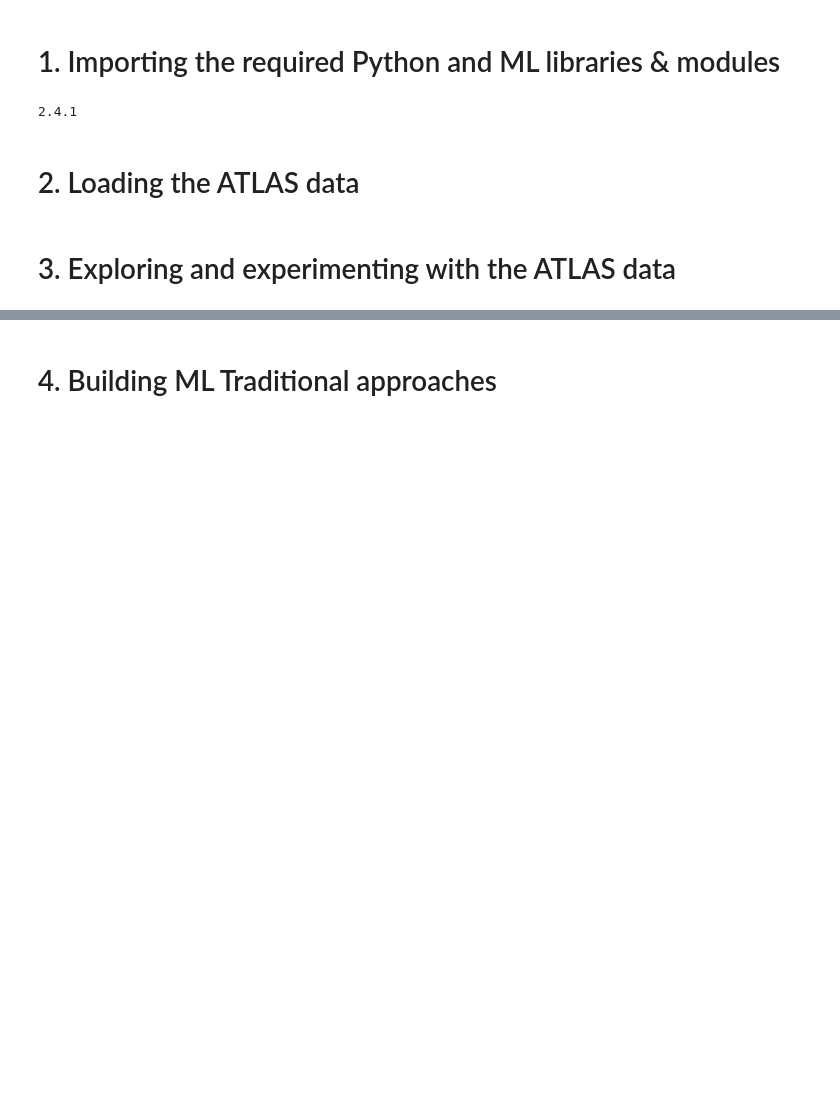
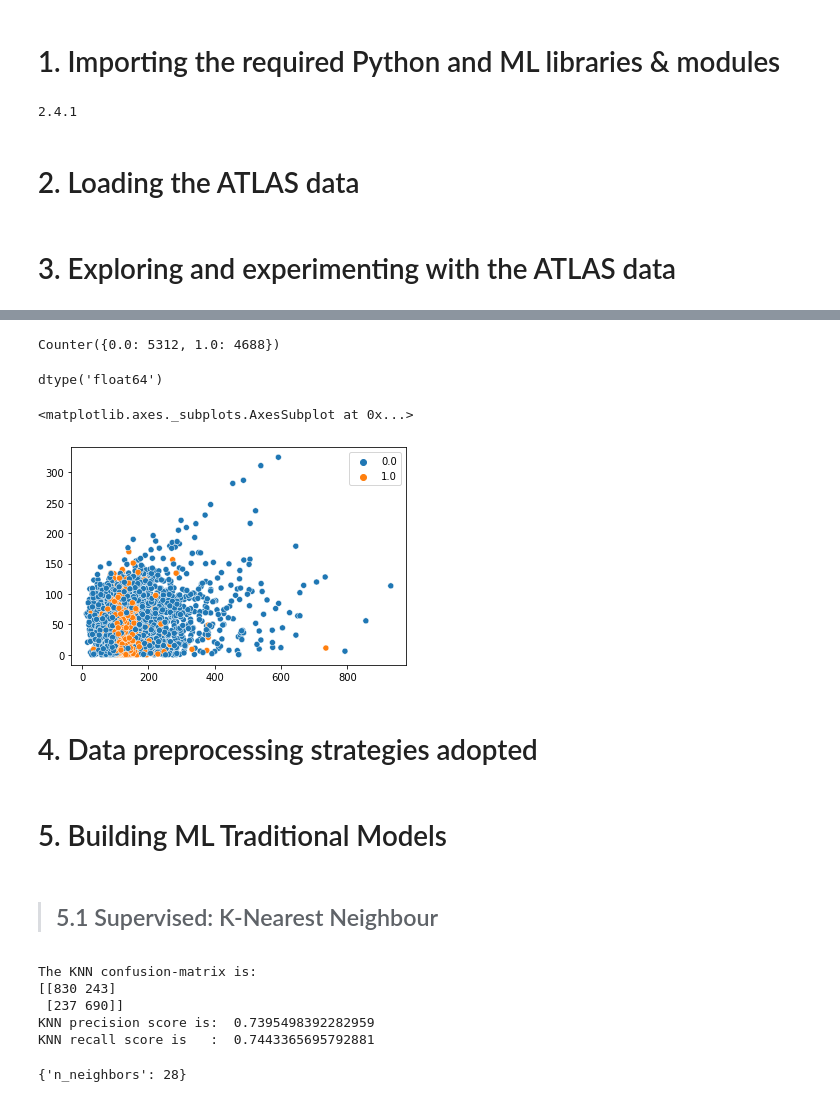
Before and after one commit to tm28823289/CSMML16_ML-traditional-deep-neural-model-comparison, a Jupyter notebook: CSMML16_ML_traditional_&_deep_neural_model_comparison.ipynb, the cells around one changed output, grey strips where cells are left out. Drawn from its saved outputs; the diff is of its cells as text; code cells hidden in the pictures; blank space fills up the shorter version.

```diff
--- a/CSMML16_ML_traditional_&_deep_neural_model_comparison.ipynb
+++ b/CSMML16_ML_traditional_&_deep_neural_model_comparison.ipynb
@@ -43,2 +42,10 @@ atlas_data = pd.read_csv("ATLAS-data.csv", header=None)
+# %%
+# loading the data in Pandas DataFrame
+atlasLabels = pd.read_csv("ATLAS-labels.csv", header=None)
+atlasData = pd.read_csv("ATLAS-data.csv", header=None)
+
+# Also loading the data in NumPy Array
+atlas_data = np.loadtxt("ATLAS-data.csv",delimiter=",")
+atlas_labels = np.loadtxt("ATLAS-labels.csv",delimiter=",")
 # %% [markdown]
 # 3. Exploring and experimenting with the ATLAS data
@@ -44,0 +66,18 @@ atlas_data = pd.read_csv("ATLAS-data.csv", header=None)
+# %%
+# checking the class imbalance
+collections.Counter(atlas_labels)
+# %% [output]
+Counter({0.0: 5312, 1.0: 4688})
+# %%
+# checking for any datatype discrepencies
+atlas_data.dtype
+# %% [output]
+dtype('float64')
+# %%
+# plotting a scatter plot to see how the classes are distributed
+sns.scatterplot(x=atlas_data[:,0], y=atlas_data[:,1], hue=atlas_labels )
+# %% [output]
+<matplotlib.axes._subplots.AxesSubplot at 0x...>
+[figure, added]
+# %% [markdown]
+# 4. Data preprocessing strategies adopted
@@ -45,2 +94,4 @@ atlas_data = pd.read_csv("ATLAS-data.csv", header=None)
 # %% [markdown]
-# 4. Building ML Traditional approaches
+# 5. Building ML Traditional Models
+# %% [markdown]
+> ## 5.1 Supervised: K-Nearest Neighbour
@@ -46,0 +114,23 @@ atlas_data = pd.read_csv("ATLAS-data.csv", header=None)
+# %%
+# creating confusion matrix for KNN model
+cmKNN = sklearn.metrics.confusion_matrix(knn_test_labels,knn_model.predict(knn_test_values))
+tnKNN, fpKNN, fnKNN, tpKNN = cmKNN.ravel()
+precisionKNN = tpKNN / (tpKNN + fpKNN)
+recallKNN = tpKNN / (tpKNN + fnKNN)
+print("The KNN confusion-matrix is: ")
+print(cmKNN)
+print("KNN precision score is: ",precisionKNN,"\nKNN recall score is   : ", recallKNN)
+# %% [output]
+The KNN confusion-matrix is:
+[[830 243]
+ [237 690]]
+KNN precision score is:  0.7395498392282959
+KNN recall score is   :  0.7443365695792881
+# %%
+# Perform GridSearch on the KNN model to identify best hyperparameter
+grid = {"n_neighbors":range(1,30)}
+model_cv = GridSearchCV(knn_model,grid,cv=10,iid=False)
+model_cv.fit(knn_train_values, knn_train_labels)
+model_cv.best_params_
+# %% [output]
+{'n_neighbors': 28}
```
Also changed, not shown: parts of 15 cells of this notebook.
